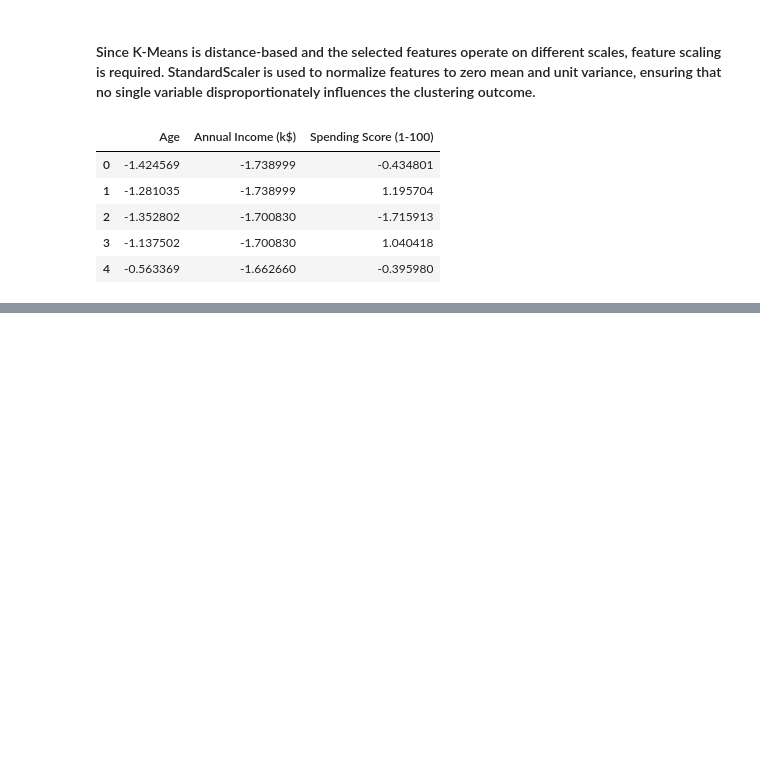
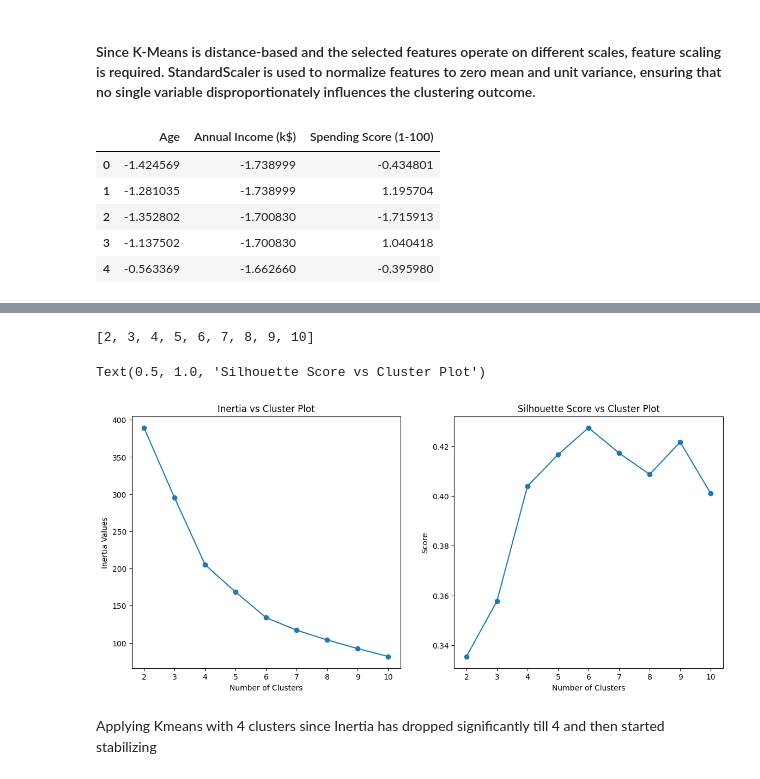
Before and after one commit to meetsalujaa1412/Projects, a Jupyter notebook: notebooks/customer_segmentation.ipynb, the cells around one changed output, grey strips where cells are left out. Drawn from its saved outputs; the diff is of its cells as text; code cells hidden in the pictures; blank space fills up the shorter version.

Commit message:
Segmentation plots

```diff
--- a/notebooks/customer_segmentation.ipynb
+++ b/notebooks/customer_segmentation.ipynb
@@ -54,0 +58,36 @@ from sklearn.cluster import KMeans
+# %%
+clusters = list(range(2,11))
+clusters
+# %% [output]
+[2, 3, 4, 5, 6, 7, 8, 9, 10]
+# %%
+inertia = []
+silhouette_scores = []
+# %%
+for k in clusters :
+    kmeans = KMeans(n_clusters=k,n_init=100,random_state=42)
+    kmeans.fit(scaled_df)
+    inertia.append(kmeans.inertia_)
+    score = silhouette_score(scaled_df, kmeans.labels_)
+    silhouette_scores.append(score)
+# %%
+inertia_df = pd.DataFrame(inertia, index = range(2,11), columns = ['inertia'])
+ss_df = pd.DataFrame(silhouette_scores, index = range(2,11), columns = ['silhouette_score'])
+# %%
+plt.figure(figsize = (14,6))
+plt.subplot(1,2,1)
+plt.plot(inertia_df,marker = 'o')
+plt.xlabel('Number of Clusters')
+plt.ylabel('Inertia Values')
+plt.title('Inertia vs Cluster Plot')
+
+plt.subplot(1,2,2)
+plt.plot(ss_df,marker = 'o')
+plt.xlabel('Number of Clusters')
+plt.ylabel('Score')
+plt.title('Silhouette Score vs Cluster Plot')
+# %% [output]
+Text(0.5, 1.0, 'Silhouette Score vs Cluster Plot')
+[figure, added]
+# %% [markdown]
+Applying Kmeans with 4 clusters since Inertia has dropped significantly till 4 and then started stabilizing
```
Also changed, not shown: parts of 13 cells of this notebook.
